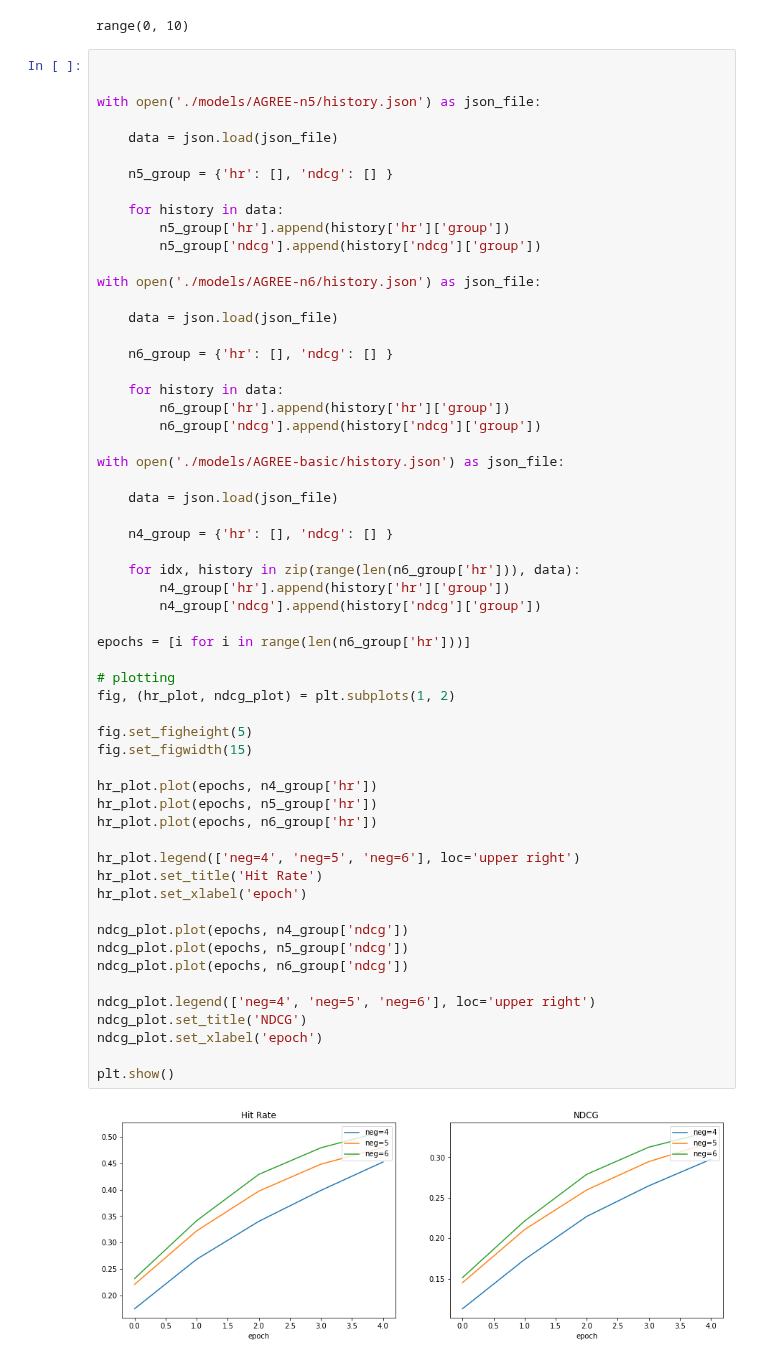
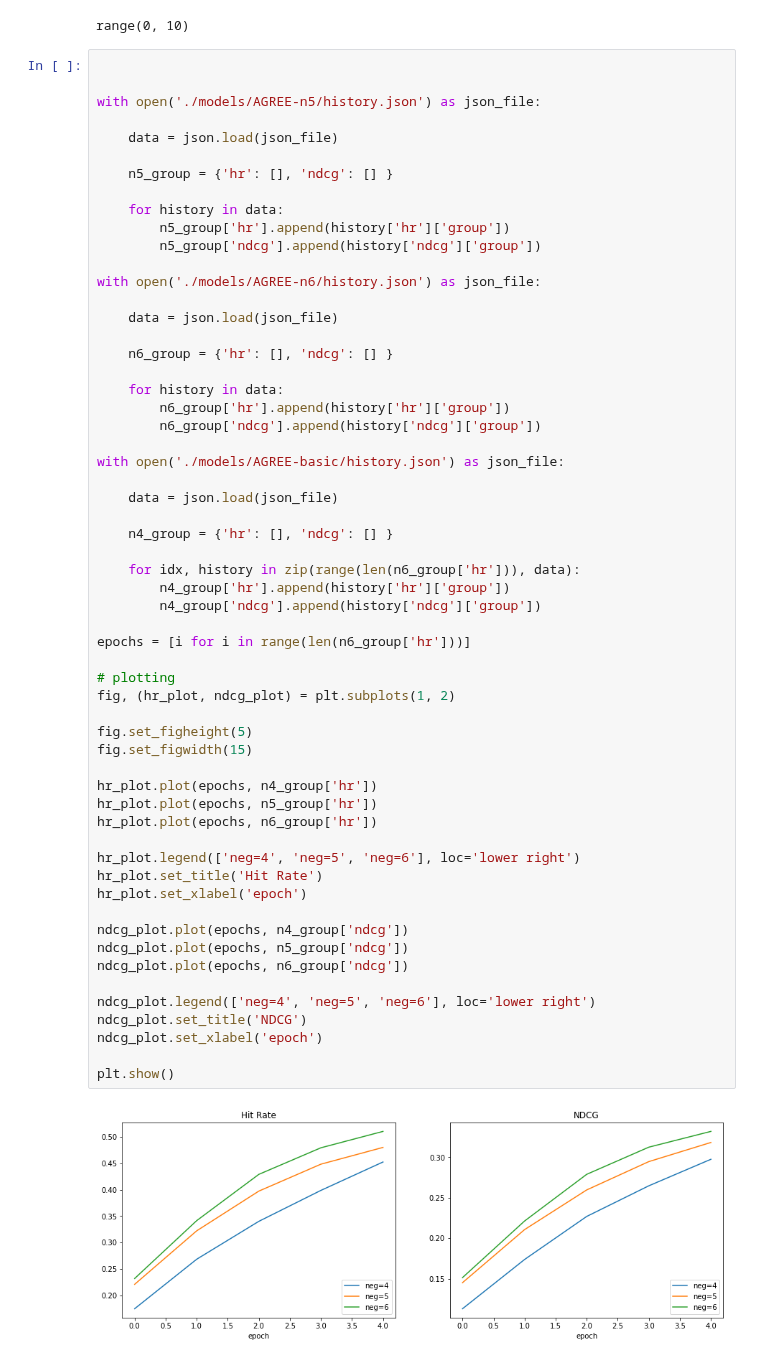
Before and after one commit to CrashedBboy/NCKU_MLG, a Jupyter notebook: final-project/attentive-group-recommendation-plot.ipynb, the cells around one changed output. Cells and saved outputs as stored; diff of their text form.

```diff
--- a/final-project/attentive-group-recommendation-plot.ipynb
+++ b/final-project/attentive-group-recommendation-plot.ipynb
@@ -167,33 +167,33 @@ with open('./models/AGREE-basic/history.json') as json_file:
     n4_group = {'hr': [], 'ndcg': [] }
 
     for idx, history in zip(range(len(n6_group['hr'])), data):
         n4_group['hr'].append(history['hr']['group'])
         n4_group['ndcg'].append(history['ndcg']['group'])
 
 epochs = [i for i in range(len(n6_group['hr']))]
 
 # plotting
 fig, (hr_plot, ndcg_plot) = plt.subplots(1, 2)
 
 fig.set_figheight(5)
 fig.set_figwidth(15)
 
 hr_plot.plot(epochs, n4_group['hr'])
 hr_plot.plot(epochs, n5_group['hr'])
 hr_plot.plot(epochs, n6_group['hr'])
 
-hr_plot.legend(['neg=4', 'neg=5', 'neg=6'], loc='upper right')
+hr_plot.legend(['neg=4', 'neg=5', 'neg=6'], loc='lower right')
 hr_plot.set_title('Hit Rate')
 hr_plot.set_xlabel('epoch')
 
 ndcg_plot.plot(epochs, n4_group['ndcg'])
 ndcg_plot.plot(epochs, n5_group['ndcg'])
 ndcg_plot.plot(epochs, n6_group['ndcg'])
 
-ndcg_plot.legend(['neg=4', 'neg=5', 'neg=6'], loc='upper right')
+ndcg_plot.legend(['neg=4', 'neg=5', 'neg=6'], loc='lower right')
 ndcg_plot.set_title('NDCG')
 ndcg_plot.set_xlabel('epoch')
 
 plt.show()
 # %% [output]
-[figure, old version]
+[figure, new version]
```
Also changed, not shown: parts of 1 cell of this notebook, 6 other files.
